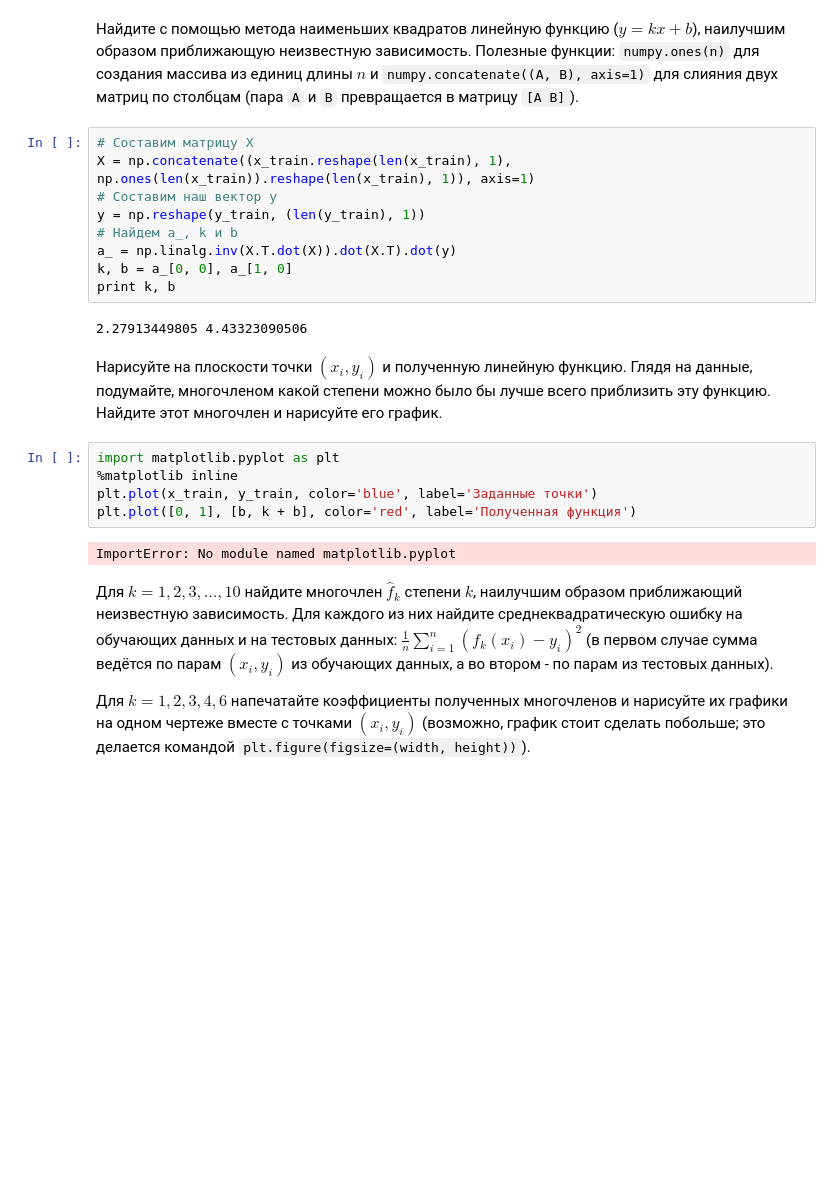
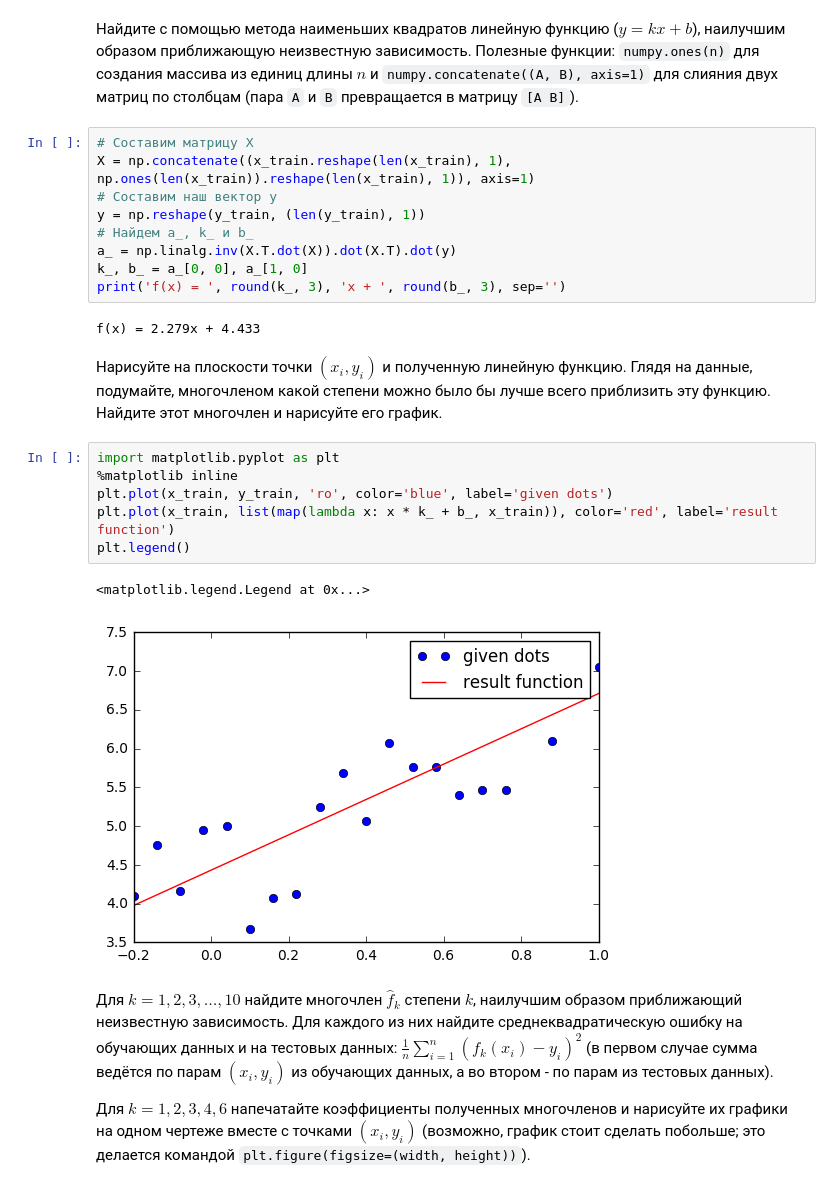
Before and after one commit to Mikhail-off/LinalgLab2, a Jupyter notebook: HSE Lab (linear regression).ipynb, the cells around one changed output. Saved outputs shown, nothing was run; the diff lists cells and outputs as text; blank space fills up the shorter version.

```diff
--- a/HSE Lab (linear regression).ipynb
+++ b/HSE Lab (linear regression).ipynb
@@ -101,21 +101,23 @@ y_test = data_test[:, 1]
 X = np.concatenate((x_train.reshape(len(x_train), 1), np.ones(len(x_train)).reshape(len(x_train), 1)), axis=1)
 # Составим наш вектор y
 y = np.reshape(y_train, (len(y_train), 1))
-# Найдем a_, k и b
+# Найдем a_, k_ и b_
 a_ = np.linalg.inv(X.T.dot(X)).dot(X.T).dot(y)
-k, b = a_[0, 0], a_[1, 0]
-print k, b
+k_, b_ = a_[0, 0], a_[1, 0]
+print('f(x) = ', round(k_, 3), 'x + ', round(b_, 3), sep='')
 # %% [output]
-2.27913449805 4.43323090506
+f(x) = 2.279x + 4.433
 # %% [markdown]
 Нарисуйте на плоскости точки $(x_i, y_i)$ и полученную линейную функцию. Глядя на данные, подумайте, многочленом какой степени можно было бы лучше всего приблизить эту функцию. Найдите этот многочлен и нарисуйте его график.
 # %%
 import matplotlib.pyplot as plt
 %matplotlib inline
-plt.plot(x_train, y_train, color='blue', label='Заданные точки')
-plt.plot([0, 1], [b, k + b], color='red', label='Полученная функция')
+plt.plot(x_train, y_train, 'ro', color='blue', label='given dots')
+plt.plot(x_train, list(map(lambda x: x * k_ + b_, x_train)), color='red', label='result function')
+plt.legend()
 # %% [output]
-ImportError: No module named matplotlib.pyplot
+<matplotlib.legend.Legend at 0x...>
+[figure, added]
 # %% [markdown]
 Для $k = 1,2,3,\ldots,10$ найдите многочлен $\hat{f}_k$ степени $k$, наилучшим образом приближающий неизвестную зависимость. Для каждого из них найдите среднеквадратическую ошибку на обучающих данных и на тестовых данных: $\frac1{n}\sum_{i=1}^n\left( \hat{f}_k(x_i) - y_i \right)^2$ (в первом случае сумма ведётся по парам $(x_i, y_i)$ из обучающих данных, а во втором - по парам из тестовых данных).
 
```
Also changed, not shown: parts of 11 cells of this notebook.
